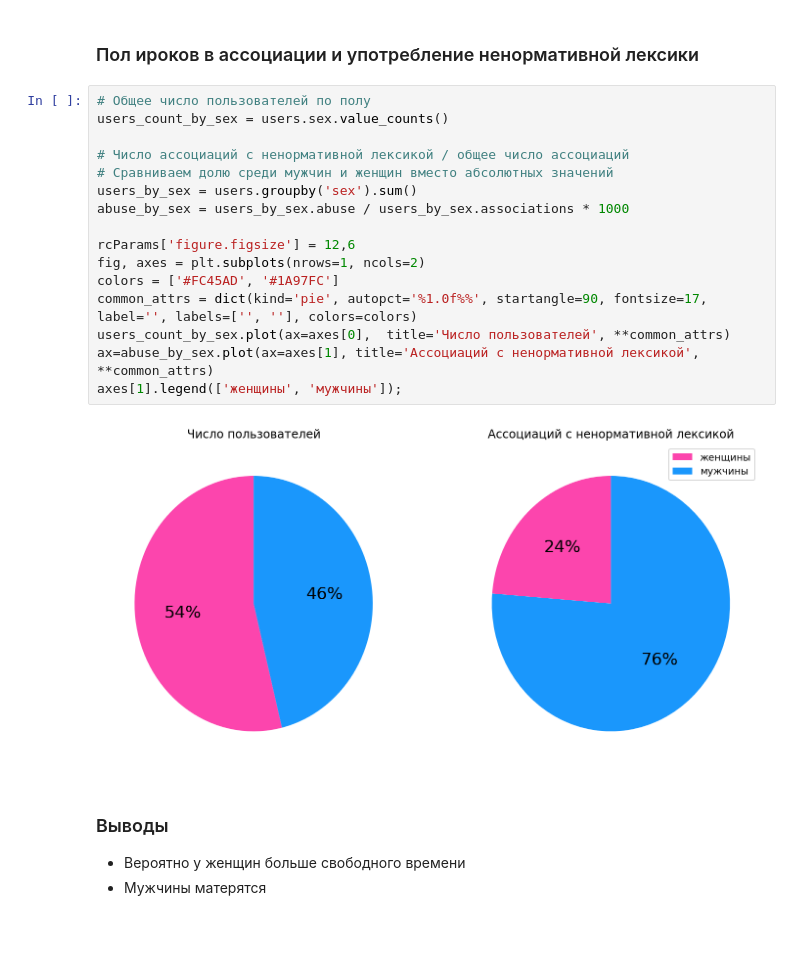
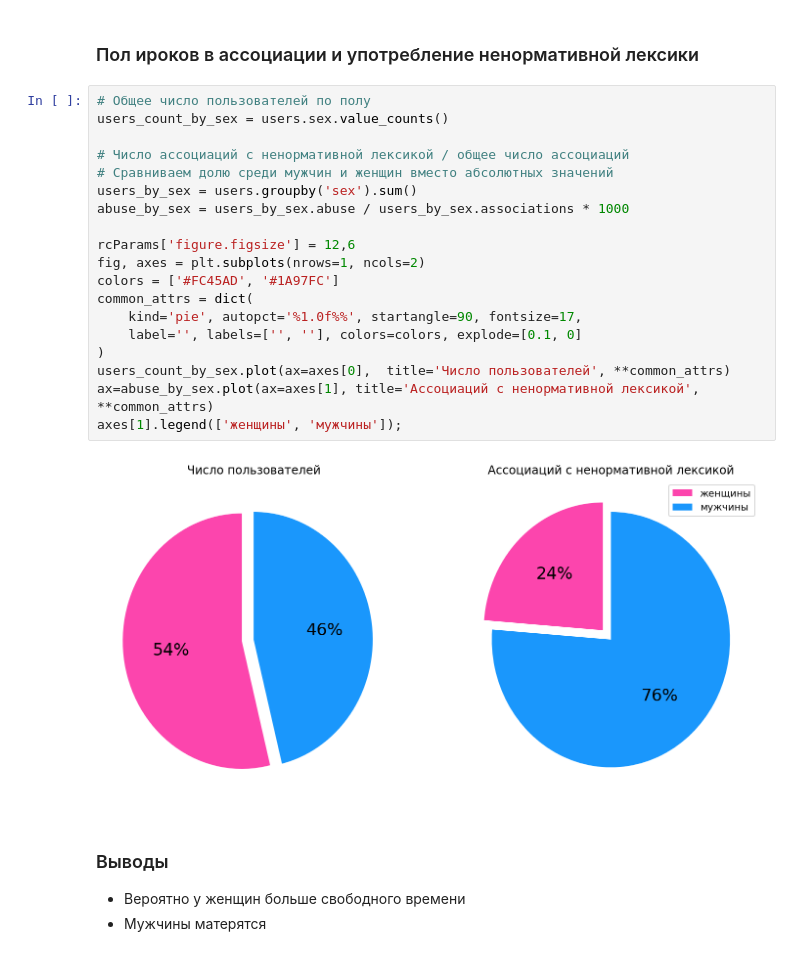
Before and after one commit to ur001/netology-ds, a Jupyter notebook: 1. Introduction to DS and ML/1.2. Data Visualization/homework/sociation_stat_vis.ipynb, the cells around one changed output. Cells and saved outputs as stored; diff of their text form.

```diff
--- a/1. Introduction to DS and ML/1.2. Data Visualization/homework/sociation_stat_vis.ipynb
+++ b/1. Introduction to DS and ML/1.2. Data Visualization/homework/sociation_stat_vis.ipynb
@@ -112,21 +112,24 @@ axes[1].set_title('Число пользователей');
 # %%
 # Общее число пользователей по полу
 users_count_by_sex = users.sex.value_counts()
 
 # Число ассоциаций с ненормативной лексикой / общее число ассоциаций
 # Сравниваем долю среди мужчин и женщин вместо абсолютных значений
 users_by_sex = users.groupby('sex').sum()
 abuse_by_sex = users_by_sex.abuse / users_by_sex.associations * 1000
 
 rcParams['figure.figsize'] = 12,6
 fig, axes = plt.subplots(nrows=1, ncols=2)
 colors = ['#FC45AD', '#1A97FC']
-common_attrs = dict(kind='pie', autopct='%1.0f%%', startangle=90, fontsize=17, label='', labels=['', ''], colors=colors)
+common_attrs = dict(
+    kind='pie', autopct='%1.0f%%', startangle=90, fontsize=17,
+    label='', labels=['', ''], colors=colors, explode=[0.1, 0]
+)
 users_count_by_sex.plot(ax=axes[0],  title='Число пользователей', **common_attrs)
 ax=abuse_by_sex.plot(ax=axes[1], title='Ассоциаций с ненормативной лексикой', **common_attrs)
 axes[1].legend(['женщины', 'мужчины']);
 # %% [output]
-[figure, old version]
+[figure, new version]
 # %% [markdown]
 ### Выводы
 
```
